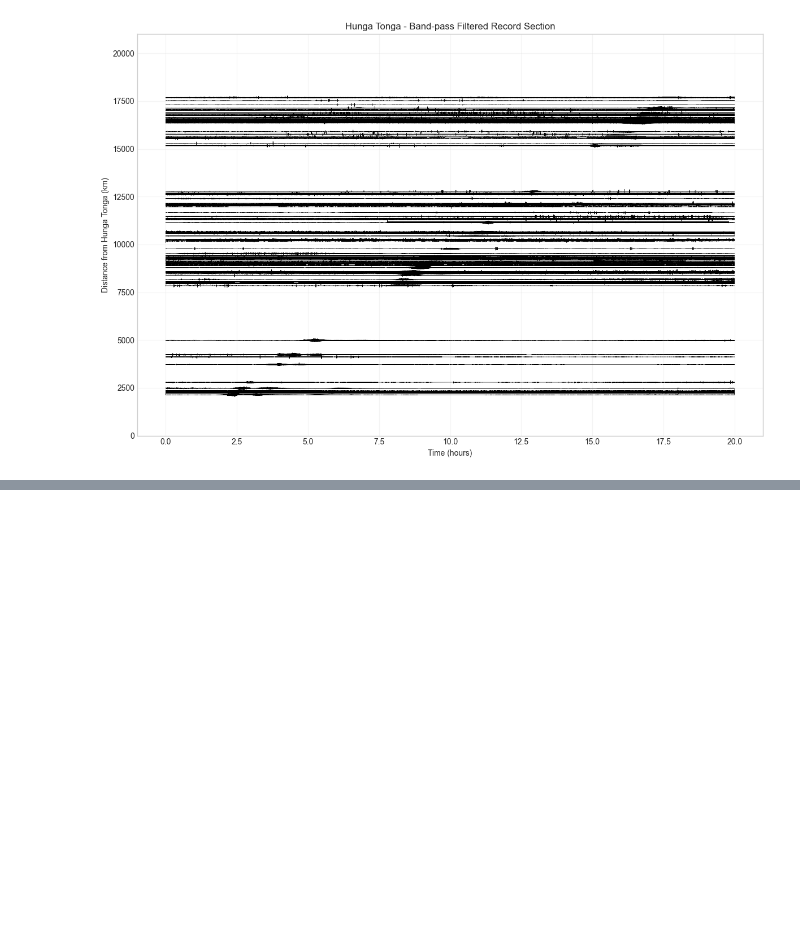
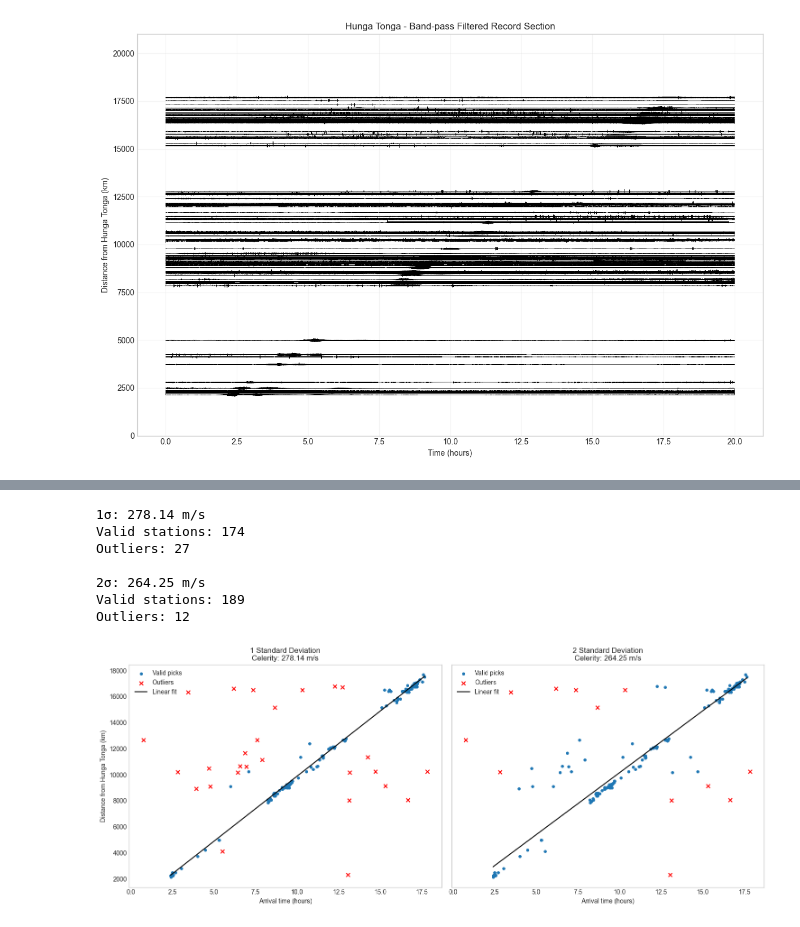
Before and after one commit to bendikledanielsen/Hunga-Tunga-DSP-Project, a Jupyter notebook: Hunga_Tunga_DSP.ipynb, the cells around one changed output, grey strips where cells are left out. Drawn from its saved outputs; the diff is of its cells as text; code cells hidden in the pictures; blank space fills up the shorter version.

```diff
--- a/Hunga_Tunga_DSP.ipynb
+++ b/Hunga_Tunga_DSP.ipynb
@@ -359,0 +490,64 @@ plt.show()
+# %%
+%matplotlib inline
+
+# Convert to seconds and meters
+time_s = arrivals * 3600
+distance_m = distance * 1000
+
+# Initial linear fit
+c, b = np.polyfit(time_s, distance_m, 1)
+
+# Calculate residuals and standard deviation
+residuals = distance_m - (c * time_s + b)
+std = np.std(residuals)
+
+# Create two plots side by side
+fig, axs = plt.subplots(1, 2, figsize=(15, 6), sharex=True, sharey=True)
+
+# Compare 1 and 2 standard deviations
+for ax, n_std in zip(axs, [1, 2]):
+
+    # Identify outliers
+    valid = np.abs(residuals) <= n_std * std
+
+    # Fit without outliers
+    c, b = np.polyfit(time_s[valid], distance_m[valid], 1)
+
+    # Plot valid picks
+    ax.scatter(arrivals[valid], distance[valid],
+               s=15, label="Valid picks")
+
+    # Plot outliers
+    ax.scatter(arrivals[~valid], distance[~valid],
+               color="red", marker="x", label="Outliers")
+
+    # Plot fitted line
+    t = np.linspace(time_s[valid].min(), time_s[valid].max(), 100)
+
+    ax.plot(t / 3600, (c * t + b) / 1000,
+            color="black", label="Linear fit")
+
+    # Titles and labels
+    ax.set_title(f"{n_std} Standard Deviation\nCelerity: {c:.2f} m/s")
+    ax.set_xlabel("Arrival time (hours)")
+    ax.grid()
+    ax.legend()
+
+    # Print results
+    print(f"{n_std}σ: {c:.2f} m/s")
+    print(f"Valid stations: {np.sum(valid)}")
+    print(f"Outliers: {np.sum(~valid)}\n")
+
+axs[0].set_ylabel("Distance from Hunga Tonga (km)")
+
+plt.tight_layout()
+plt.show()
+# %% [output]
+1σ: 278.14 m/s
+Valid stations: 174
+Outliers: 27
+
+2σ: 264.25 m/s
+Valid stations: 189
+Outliers: 12
+[figure, added]
```
Also changed, not shown: parts of 7 cells of this notebook, 4 other files.
